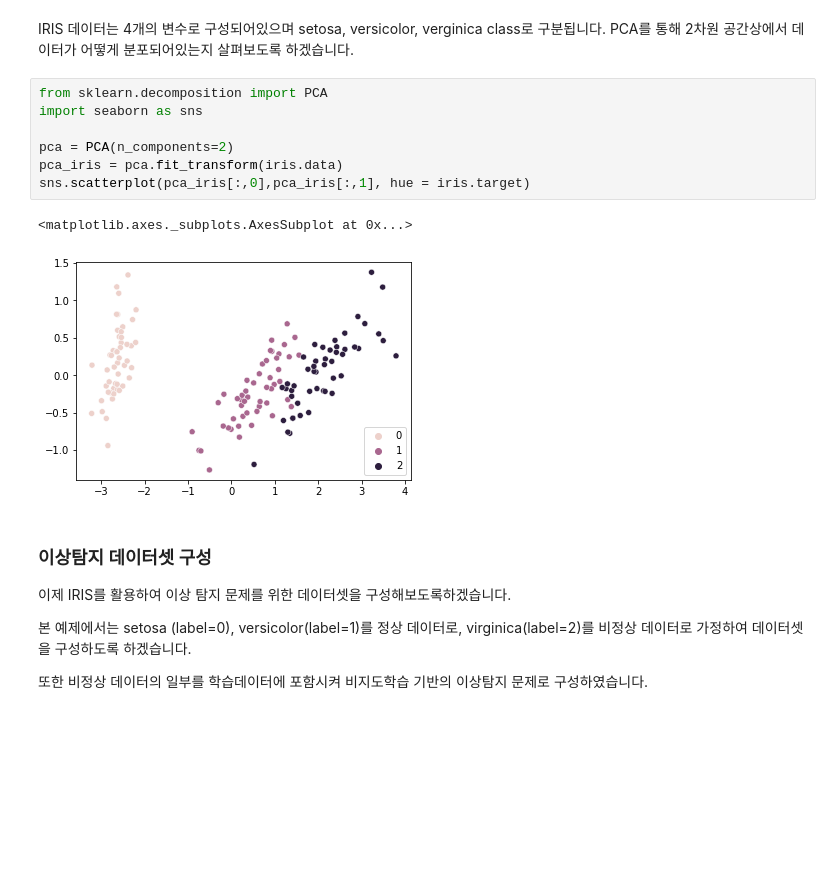
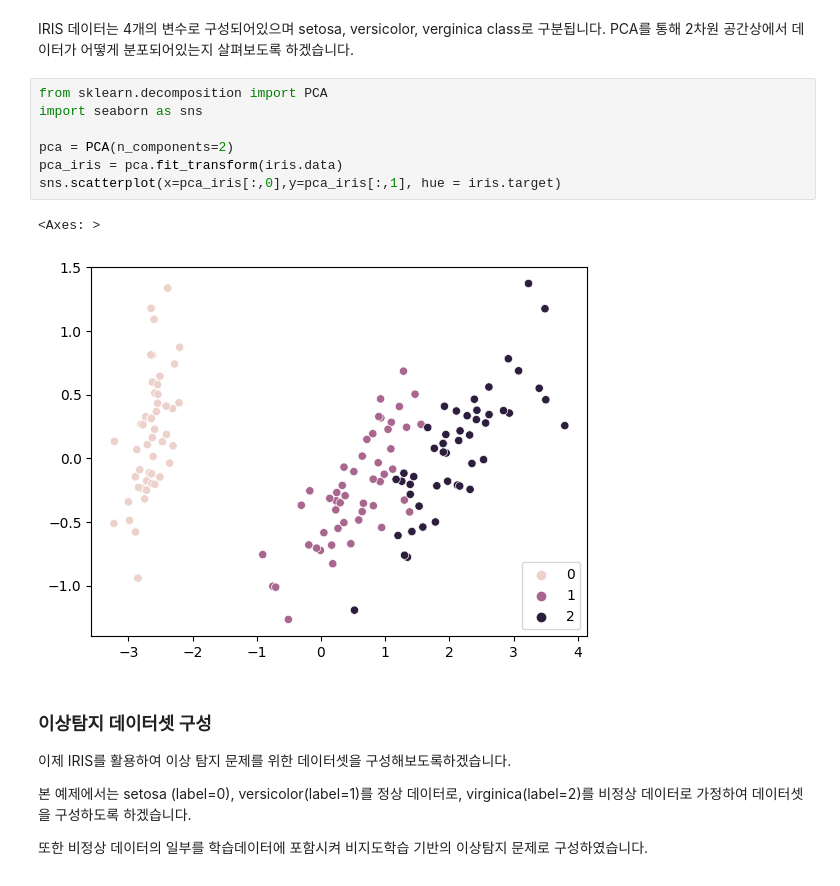
Before and after one commit to shryu8902/KAERI_mini_BS, a Jupyter notebook: 실습자료_2_2_PyOD_라이브러리를_활용한_이상탐지.ipynb, the cells around one changed output. Drawn from its saved outputs; the diff is of its cells as text; blank space fills up the shorter version.

```diff
--- a/실습자료_2_2_PyOD_라이브러리를_활용한_이상탐지.ipynb
+++ b/실습자료_2_2_PyOD_라이브러리를_활용한_이상탐지.ipynb
@@ -75,13 +75,13 @@ PCA를 통해 2차원 공간상에서 데이터가 어떻게 분포되어있는
 # %%
 from sklearn.decomposition import PCA
 import seaborn as sns
 
 pca = PCA(n_components=2)
 pca_iris = pca.fit_transform(iris.data)
-sns.scatterplot(pca_iris[:,0],pca_iris[:,1], hue = iris.target)
+sns.scatterplot(x=pca_iris[:,0],y=pca_iris[:,1], hue = iris.target)
 # %% [output]
-<matplotlib.axes._subplots.AxesSubplot at 0x...>
+<Axes: >
-[figure, old version]
+[figure, new version]
 # %% [markdown]
 ### 이상탐지 데이터셋 구성
 
```
Also changed, not shown: parts of 5 cells of this notebook.
